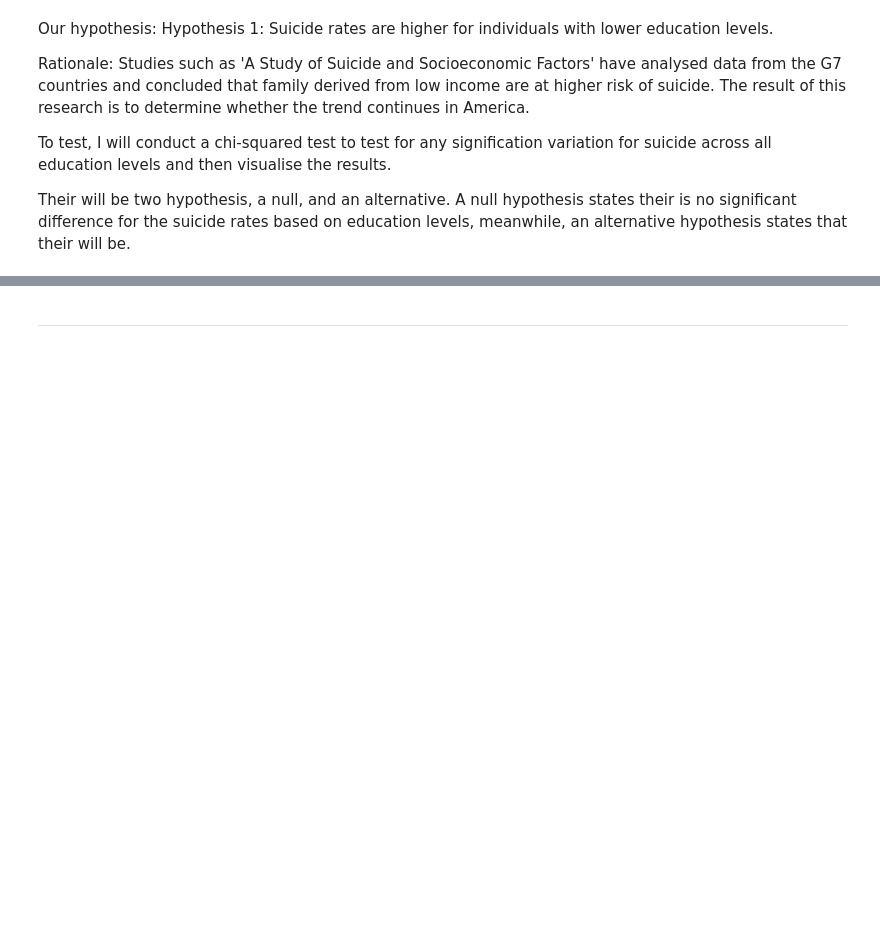
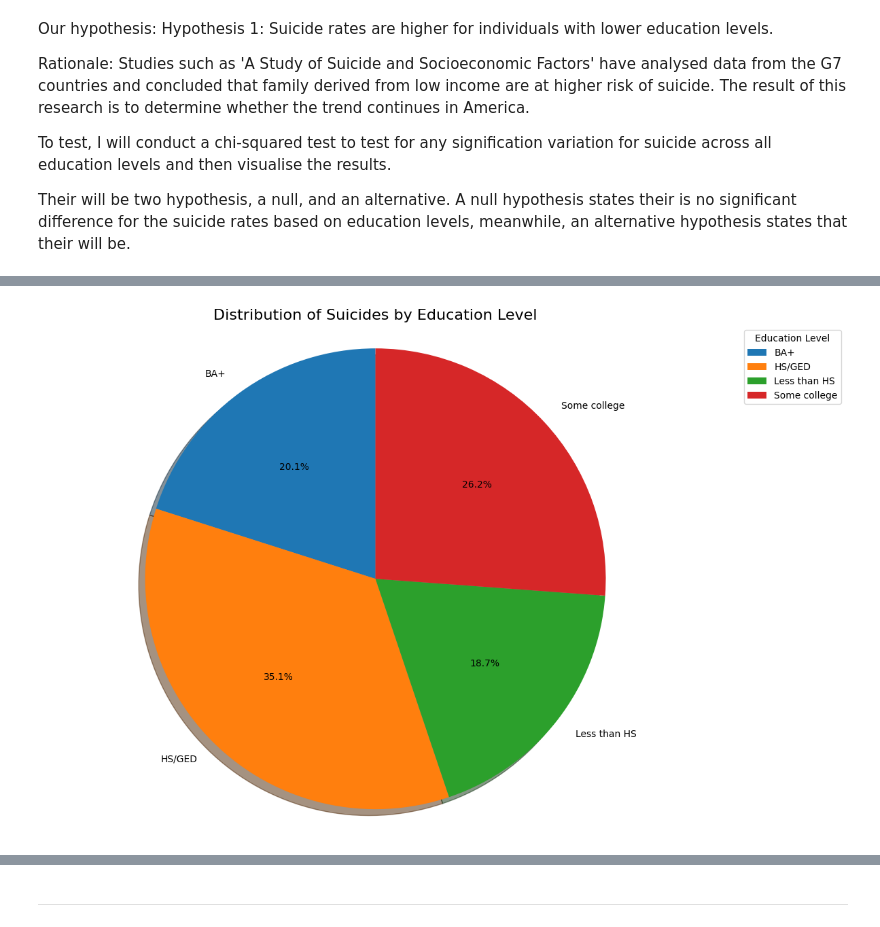
Before and after one commit to Adam-Ansar/Crime-Data, a Jupyter notebook: jupyter_notebooks/Notebook_Template.ipynb, the cells around one changed output, grey strips where cells are left out. Cells and saved outputs as stored; diff of their text form; code cells hidden in the pictures; blank space fills up the shorter version.

```diff
--- a/jupyter_notebooks/Notebook_Template.ipynb
+++ b/jupyter_notebooks/Notebook_Template.ipynb
@@ -346,0 +455,21 @@ data = pd.read_csv('cleaned_gun_deaths.csv')
+# %%
+# Filter data for suicide intent
+suicide_data = data[data['intent'] == 'Suicide']['education'].value_counts().sort_index()
+
+# Calculate percentages for better interpretation
+total_suicides = suicide_data.sum()
+suicide_percentages = (suicide_data / total_suicides) * 100
+
+# Create a pie chart to show distribution of suicides by education level
+plt.figure(figsize=(12, 8))
+plt.pie(suicide_data, labels=suicide_data.index, autopct='%1.1f%%', startangle=90, shadow=True)
+plt.title('Distribution of Suicides by Education Level', fontsize=16)
+plt.axis('equal')  # Equal aspect ratio ensures that pie is drawn as a circle
+
+# Add a legend with percentages
+plt.legend(title="Education Level", bbox_to_anchor=(1.05, 1), loc='upper left')
+
+plt.tight_layout()
+plt.show()
+# %% [output]
+[figure, added]
```
Also changed, not shown: parts of 9 cells of this notebook.
